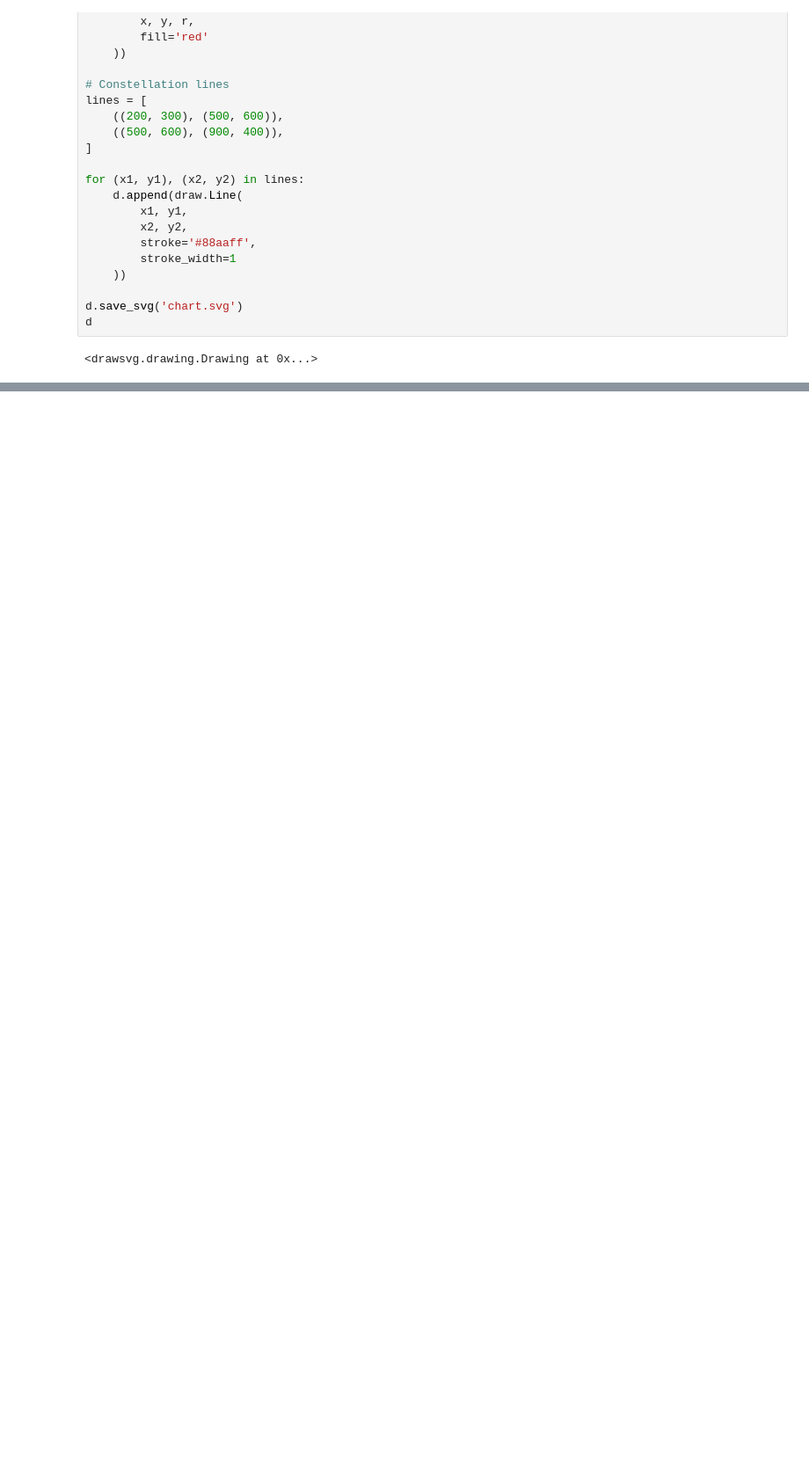
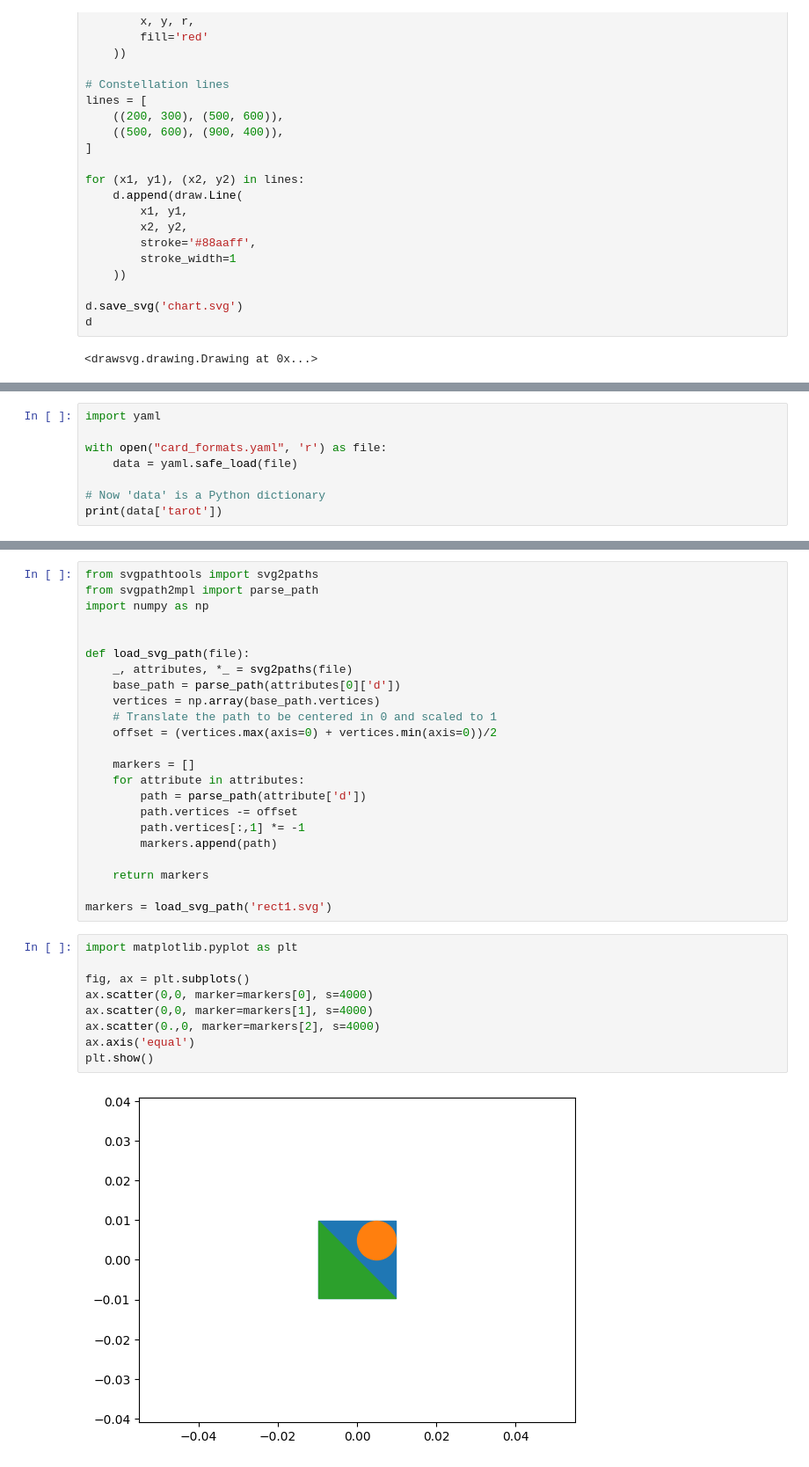
Before and after one commit to Giacomo-Menegatti/HARey_constellations_cards, a Jupyter notebook: SVG.ipynb, the cells around one changed output, grey strips where cells are left out. Shown at 88% size. Saved outputs shown, nothing was run; the diff lists cells and outputs as text; blank space fills up the shorter version.

```diff
--- a/SVG.ipynb
+++ b/SVG.ipynb
@@ -145,0 +599,8 @@ d
+# %%
+import yaml
+
+with open("card_formats.yaml", 'r') as file:
+    data = yaml.safe_load(file)
+
+# Now 'data' is a Python dictionary
+print(data['tarot'])
@@ -145,0 +615,34 @@ d
+# %%
+from svgpathtools import svg2paths
+from svgpath2mpl import parse_path
+import numpy as np
+
+
+def load_svg_path(file):
+    _, attributes, *_ = svg2paths(file)
+    base_path = parse_path(attributes[0]['d'])
+    vertices = np.array(base_path.vertices)
+    # Translate the path to be centered in 0 and scaled to 1
+    offset = (vertices.max(axis=0) + vertices.min(axis=0))/2
+
+    markers = []
+    for attribute in attributes:
+        path = parse_path(attribute['d'])
+        path.vertices -= offset
+        path.vertices[:,1] *= -1
+        markers.append(path)
+
+    return markers
+
+markers = load_svg_path('rect1.svg')
+# %%
+import matplotlib.pyplot as plt
+
+fig, ax = plt.subplots()
+ax.scatter(0,0, marker=markers[0], s=4000)
+ax.scatter(0,0, marker=markers[1], s=4000)
+ax.scatter(0.,0, marker=markers[2], s=4000)
+ax.axis('equal')
+plt.show()
+# %% [output]
+[figure, added]
```
Also changed, not shown: parts of 14 cells of this notebook, 17 other files.
